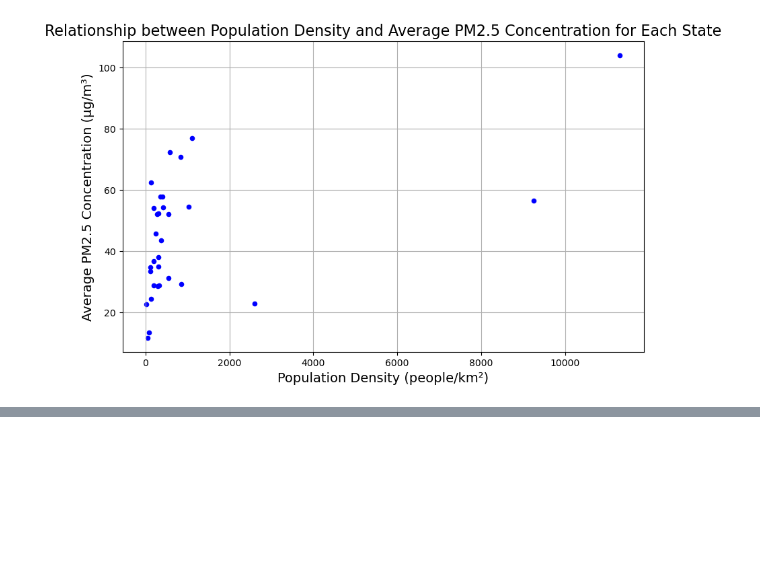
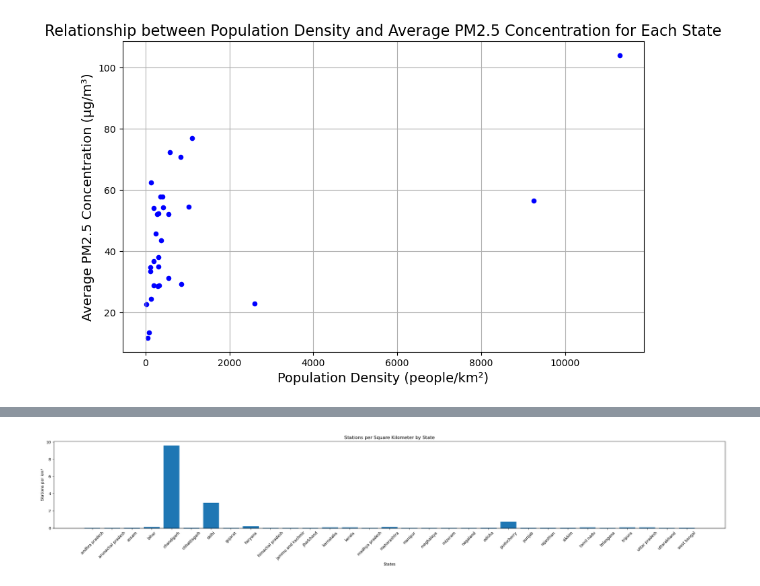
Before and after one commit to dakshdesai00/ES114-Assignments, a Jupyter notebook: Lab3/Lab3.ipynb, the cells around one changed output, grey strips where cells are left out. Saved outputs shown, nothing was run; the diff lists cells and outputs as text; code cells hidden in the pictures; blank space fills up the shorter version.

```diff
--- a/Lab3/Lab3.ipynb
+++ b/Lab3/Lab3.ipynb
@@ -255,0 +290,23 @@ plt.show()
+# %%
+cpcp_air_pollution_data_population_data_groupby_count = (cpcp_air_pollution_data_population_data_2023_groupby.agg({'address': 'count'}).reset_index())
+cpcp_air_pollution_data_population_data_groupby_count['state'] = (cpcp_air_pollution_data_population_data_groupby_count['state'].str.lower())
+
+state_data_sorted = state_data.copy()
+state_data_sorted['State'] = state_data_sorted['State'].str.lower()
+state_data_sorted.set_index('State', inplace = True)
+state_data_sorted = state_data_sorted.sort_index()
+
+cpcp_air_pollution_data_population_data_groupby_count.set_index('state', inplace=True)
+cpcp_air_pollution_data_population_data_groupby_count['stations_per_km2'] = (cpcp_air_pollution_data_population_data_groupby_count['address'] / state_data_sorted['Area (km2)'])
+
+plt.figure(figsize=(25, 5))
+plt.bar(cpcp_air_pollution_data_population_data_groupby_count.index,cpcp_air_pollution_data_population_data_groupby_count['stations_per_km2'])
+
+plt.xlabel('States')
+plt.ylabel('Stations per km²')
+plt.title('Stations per Square Kilometer by State')
+plt.xticks(rotation=45)
+plt.tight_layout()
+plt.show()
+# %% [output]
+[figure, added]
```
Also changed, not shown: parts of 27 cells of this notebook.
